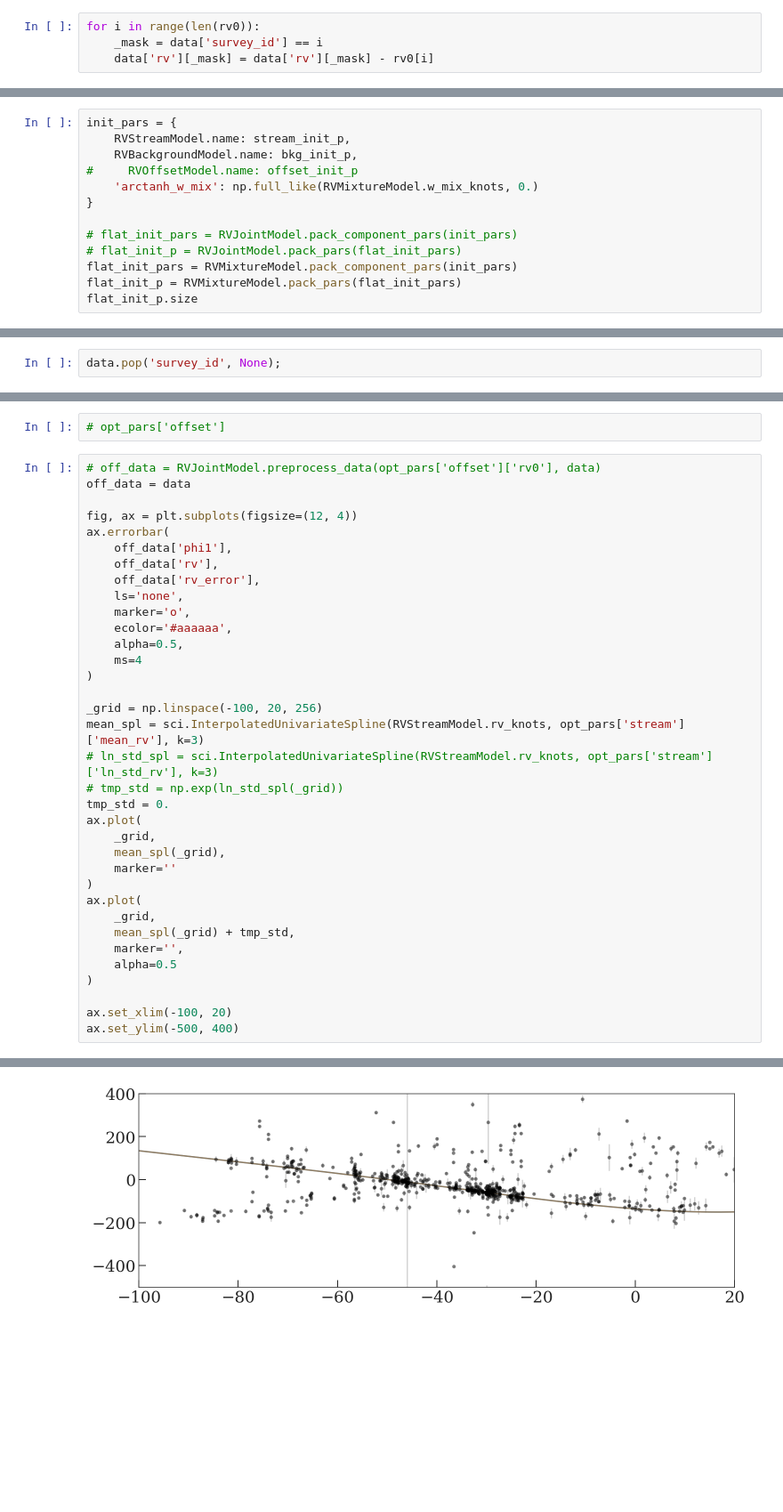
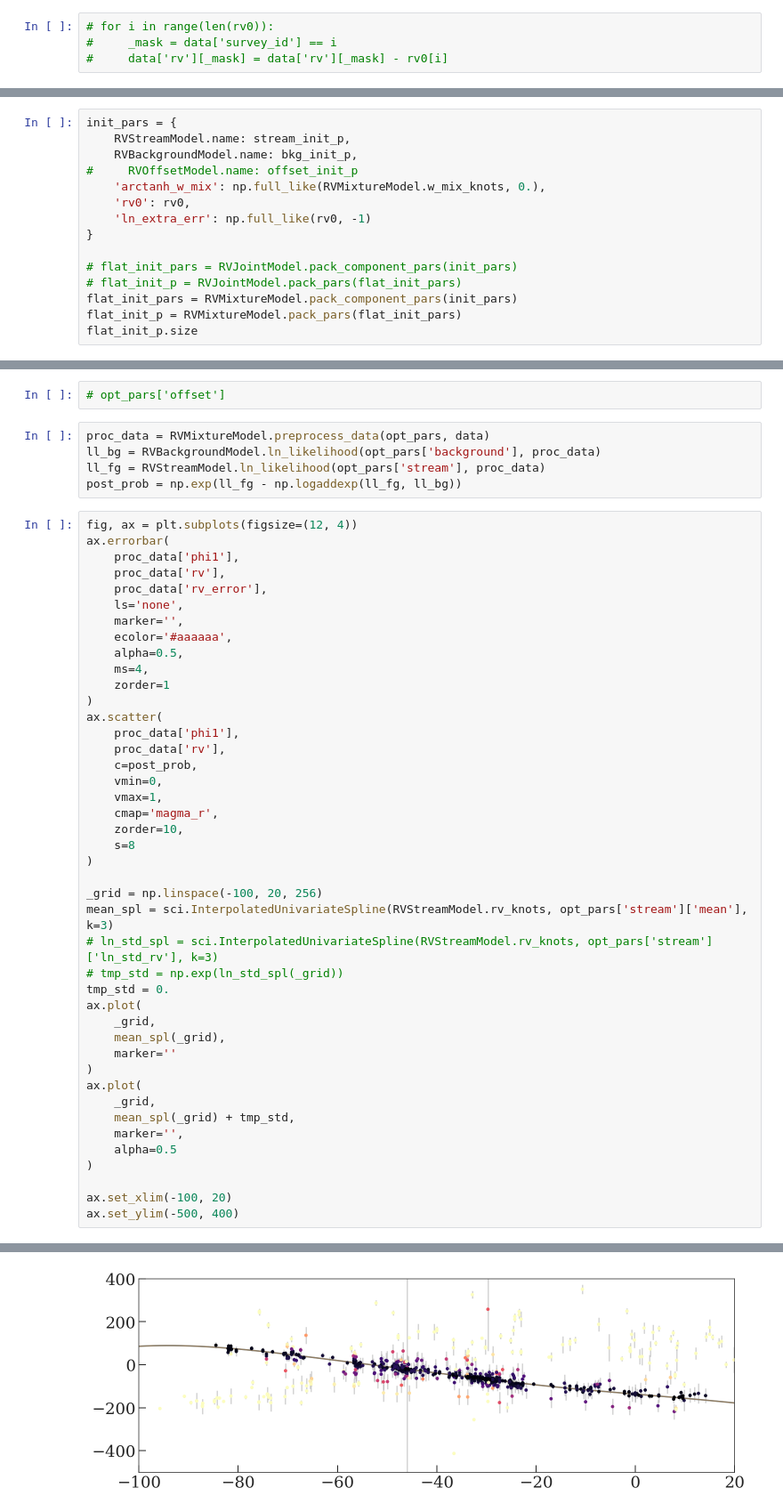
Before and after one commit to adrn/gd1-dr3, a Jupyter notebook: notebooks/6-RV-members.ipynb, the cells around one changed output, grey strips where cells are left out. Shown at 89% size. Cells and saved outputs as stored; diff of their text form; blank space fills up the shorter version.

Commit message:
rv model run

```diff
--- a/notebooks/6-RV-members.ipynb
+++ b/notebooks/6-RV-members.ipynb
@@ -521,6 +531,6 @@ print(rv0)
 [  0.           0.         -17.50317608   0.09894786  -0.75798459
   -2.92310586]
 # %%
-for i in range(len(rv0)):
-    _mask = data['survey_id'] == i
-    data['rv'][_mask] = data['rv'][_mask] - rv0[i]
+# for i in range(len(rv0)):
+#     _mask = data['survey_id'] == i
+#     data['rv'][_mask] = data['rv'][_mask] - rv0[i]
@@ -764,7 +565,9 @@ init_pars = {
     RVStreamModel.name: stream_init_p,
     RVBackgroundModel.name: bkg_init_p,
 #     RVOffsetModel.name: offset_init_p
-    'arctanh_w_mix': np.full_like(RVMixtureModel.w_mix_knots, 0.)
+    'arctanh_w_mix': np.full_like(RVMixtureModel.w_mix_knots, 0.),
+    'rv0': rv0,
+    'ln_extra_err': np.full_like(rv0, -1)
 }
 
 # flat_init_pars = RVJointModel.pack_component_pars(init_pars)
@@ -824,8 +631,6 @@ for k in RVMixtureModel.param_names:
         print(k, flat_init_pars[k])
 # %% [markdown]
 ## Run optimizer
-# %%
-data.pop('survey_id', None);
 # %%
 obj_grad = jax.jit(jax.grad(RVMixtureModel.objective))
 run_res = sco.minimize(
@@ -920,40 +801,53 @@ plt.scatter(RVMixtureModel.w_mix_knots, (np.tanh(opt_pars['arctanh_w_mix']) + 1)
 # %%
 # opt_pars['offset']
+# %%
+proc_data = RVMixtureModel.preprocess_data(opt_pars, data)
+ll_bg = RVBackgroundModel.ln_likelihood(opt_pars['background'], proc_data)
+ll_fg = RVStreamModel.ln_likelihood(opt_pars['stream'], proc_data)
+post_prob = np.exp(ll_fg - np.logaddexp(ll_fg, ll_bg))
 # %%
-# off_data = RVJointModel.preprocess_data(opt_pars['offset']['rv0'], data)
-off_data = data
-
 fig, ax = plt.subplots(figsize=(12, 4))
 ax.errorbar(
-    off_data['phi1'],
-    off_data['rv'],
-    off_data['rv_error'],
+    proc_data['phi1'],
+    proc_data['rv'],
+    proc_data['rv_error'],
     ls='none',
-    marker='o',
+    marker='',
     ecolor='#aaaaaa',
     alpha=0.5,
-    ms=4
+    ms=4,
+    zorder=1
+)
+ax.scatter(
+    proc_data['phi1'],
+    proc_data['rv'],
+    c=post_prob,
+    vmin=0,
+    vmax=1,
+    cmap='magma_r',
+    zorder=10,
+    s=8
 )
 
 _grid = np.linspace(-100, 20, 256)
-mean_spl = sci.InterpolatedUnivariateSpline(RVStreamModel.rv_knots, opt_pars['stream']['mean_rv'], k=3)
+mean_spl = sci.InterpolatedUnivariateSpline(RVStreamModel.rv_knots, opt_pars['stream']['mean'], k=3)
 # ln_std_spl = sci.InterpolatedUnivariateSpline(RVStreamModel.rv_knots, opt_pars['stream']['ln_std_rv'], k=3)
 # tmp_std = np.exp(ln_std_spl(_grid))
 tmp_std = 0.
 ax.plot(
     _grid,
     mean_spl(_grid),
     marker=''
 )
 ax.plot(
     _grid,
     mean_spl(_grid) + tmp_std,
     marker='',
     alpha=0.5
 )
 
 ax.set_xlim(-100, 20)
 ax.set_ylim(-500, 400)
 # %% [output]
 (-500.0, 400.0)
-[figure, old version]
+[figure, new version]
```
Also changed, not shown: parts of 34 cells of this notebook, 1 other file.
